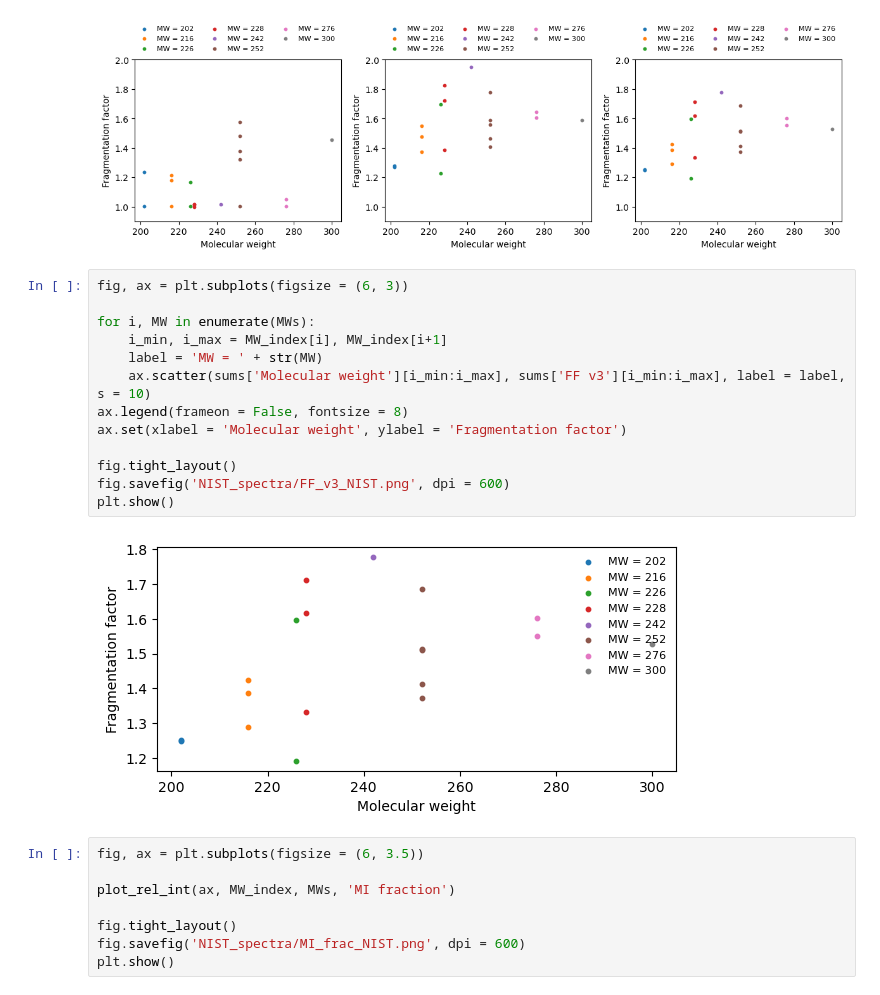
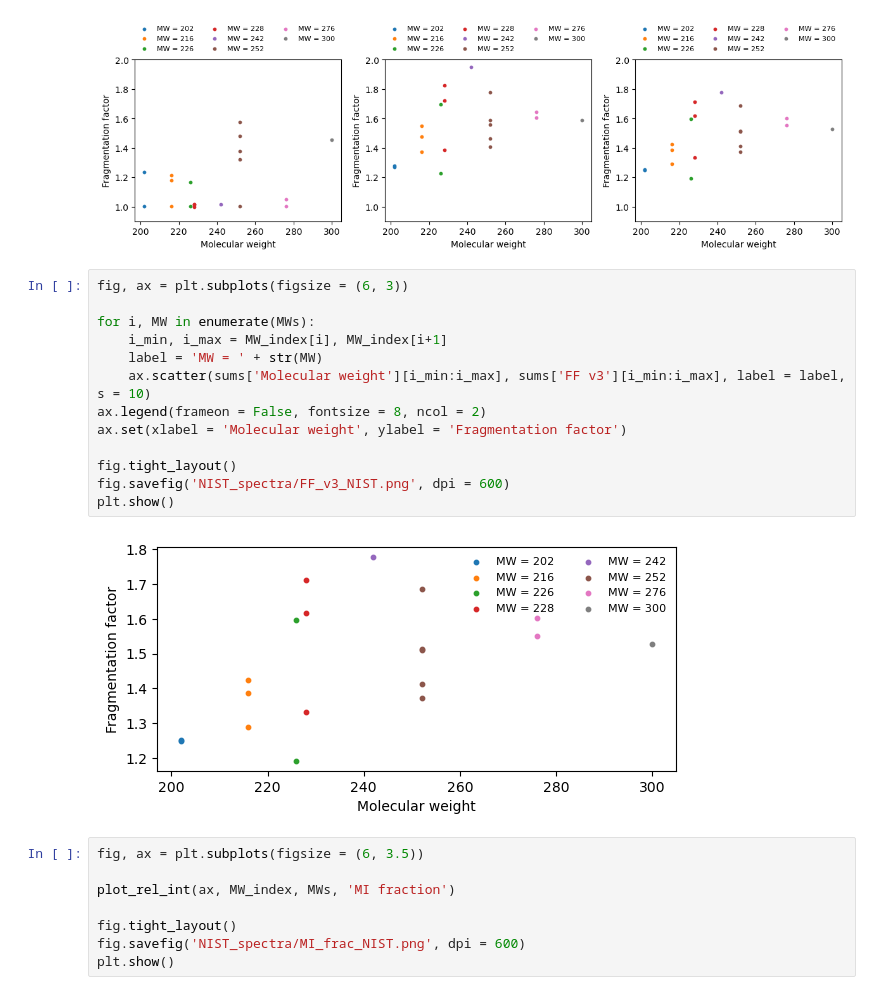
Before and after one commit to Normann25/NFA_project, a Jupyter notebook: NIST_plots.ipynb, the cells around one changed output. Drawn from its saved outputs; the diff is of its cells as text.

```diff
--- a/NIST_plots.ipynb
+++ b/NIST_plots.ipynb
@@ -84,18 +84,18 @@ plt.show()
 # %%
 fig, ax = plt.subplots(figsize = (6, 3))
 
 for i, MW in enumerate(MWs):
     i_min, i_max = MW_index[i], MW_index[i+1]
     label = 'MW = ' + str(MW)
     ax.scatter(sums['Molecular weight'][i_min:i_max], sums['FF v3'][i_min:i_max], label = label, s = 10)
-ax.legend(frameon = False, fontsize = 8)
+ax.legend(frameon = False, fontsize = 8, ncol = 2)
 ax.set(xlabel = 'Molecular weight', ylabel = 'Fragmentation factor')
 
 fig.tight_layout()
 fig.savefig('NIST_spectra/FF_v3_NIST.png', dpi = 600)
 plt.show()
 # %% [output]
-[figure, old version]
+[figure, new version]
 # %%
 fig, ax = plt.subplots(figsize = (6, 3.5))
 
```
Also changed, not shown: 1 other file.
